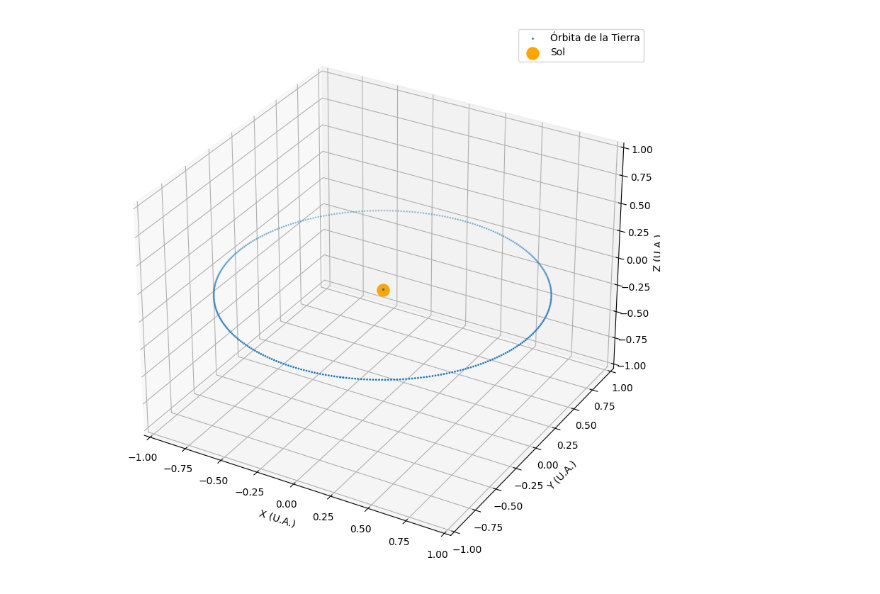
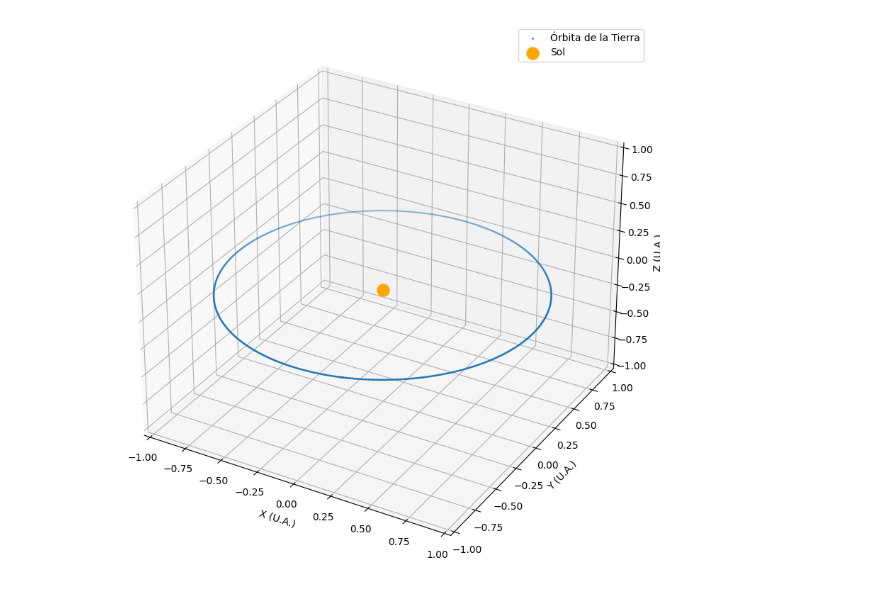
Before and after one commit to eadelgadillom/Astronomia_fundamental, a Jupyter notebook: Parcial_1.ipynb, the cells around one changed output. Saved outputs shown, nothing was run; the diff lists cells and outputs as text; code cells hidden in the pictures.

Commit message:
Fix rango de datos temporales

```diff
--- a/Parcial_1.ipynb
+++ b/Parcial_1.ipynb
@@ -74,10 +74,10 @@ def find_norm(vector):
     return num
 
 ## Parámetros temporales
-n_datos = (2*365)+1
+n_datos = (2*365)
 t0 = Time('2023-07-09T00:00:00', scale='tdb', format = 'isot').utc
 tf = Time('2024-07-09T00:00:00', scale='tdb', format = 'isot').utc
-times = np.linspace(t0,tf,366)
+times = np.linspace(t0,tf,n_datos)
 
 
 ## Plot
@@ -101,31 +101,31 @@ for ii, t in enumerate(times):
     ## 4. Hallar phi
     phi_tierra = find_phi(f_tierra, w_tierra)
 
 
     ## 5. Hallar r
     r_tierra = find_r(a_tierra, ecc_tierra, E_raiz_tierra)
 
 
     ## 6. Hallar x, y, z
     coor_tierra = find_xyz (r_tierra, omega_tierra, phi_tierra, i_tierra)
     for jj in range (3):
         plot_tierra_data[jj, ii] = coor_tierra[jj].value
 
 
 ## Plot de la ótbita
 fig = plt.figure(figsize=(10,10))
 ax = fig.add_subplot(projection="3d")
 ax.scatter(plot_tierra_data[0], plot_tierra_data[1], plot_tierra_data[2], label='Órbita de la Tierra', s=1)
 ax.scatter(0, 0, 0, s=150, label='Sol', color="orange")
 
 ax.legend()
 ax.set_xlim(-1, 1)
 ax.set_ylim(-1, 1)
 ax.set_zlim(-1, 1)
 ax.set_xlabel('X (U.A.)')
 ax.set_ylabel('Y (U.A.)')
 ax.set_zlabel('Z (U.A.)')
 
 plt.show()
 # %% [output]
-[figure, old version]
+[figure, new version]
```
